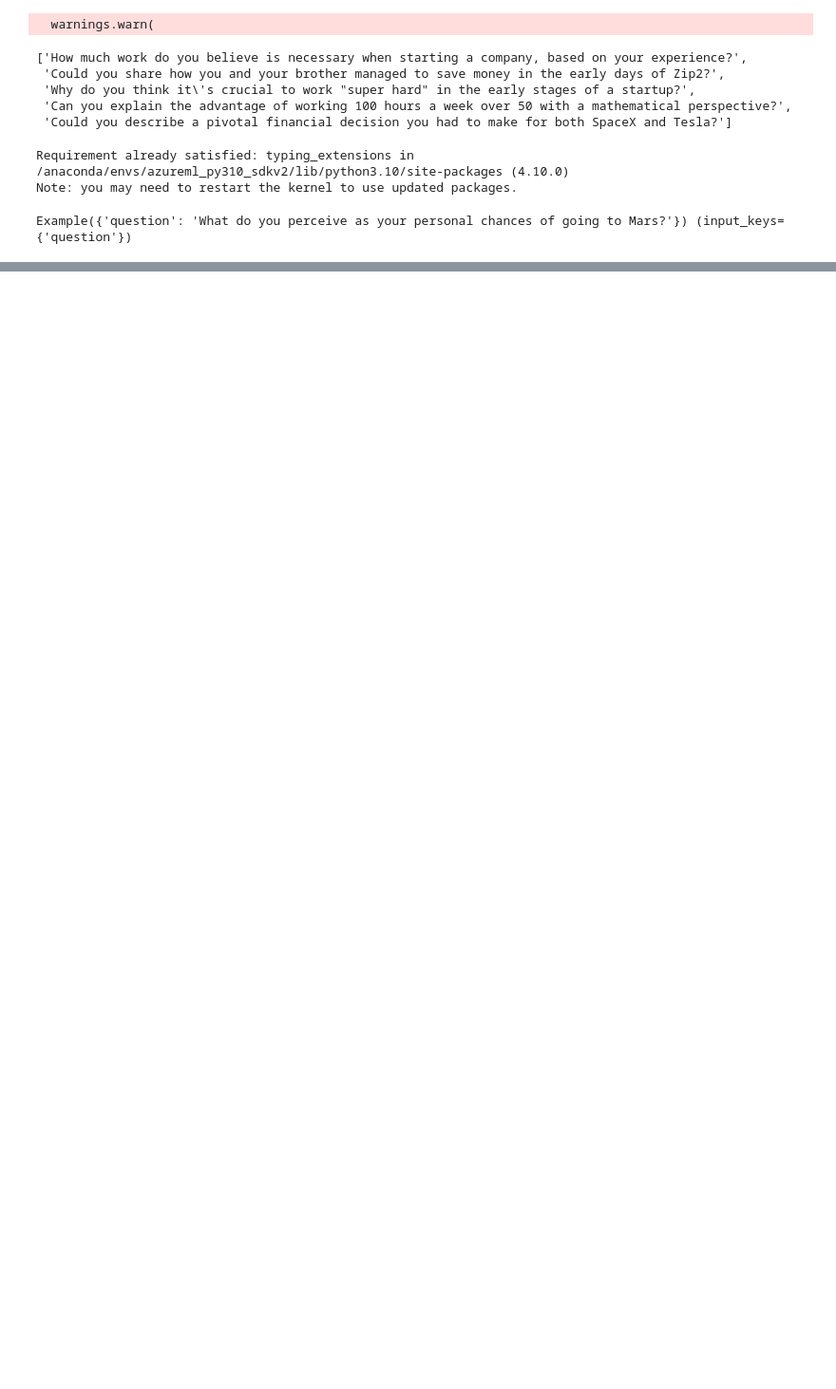
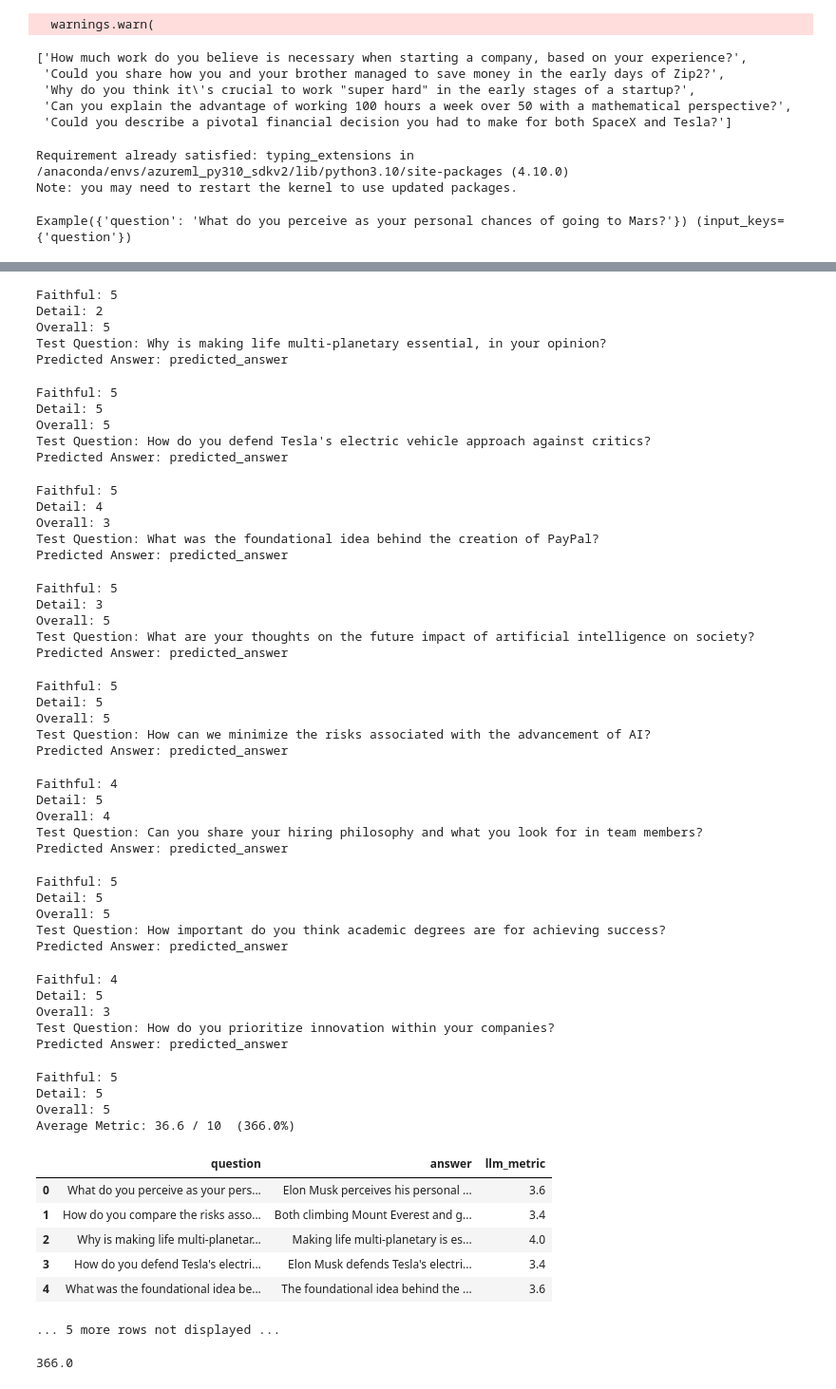
Before and after one commit to alyosha-swamy/DSPY-RAG, a Jupyter notebook: test.ipynb, the cells around one changed output, grey strips where cells are left out. Shown at 95% size. Drawn from its saved outputs; the diff is of its cells as text; code cells hidden in the pictures; blank space fills up the shorter version.

```diff
--- a/test.ipynb
+++ b/test.ipynb
@@ -120,0 +144,21 @@ AssertionError: No RM is loaded.
+# %%
+class GenerateAnswer(dspy.Signature):
+    """Answer questions based on the context."""
+
+    context = dspy.InputField(desc="may contain relevant facts")
+    question = dspy.InputField()
+    answer = dspy.OutputField()
+# %%
+class RAG(dspy.Module):
+    def __init__(self, num_passages=3):
+        super().__init__()
+        self.rerank = dspy.Predict("question, context -> reranked_context")
+        self.retrieve = dspy.Retrieve(k=num_passages)
+        self.generate_answer = dspy.ChainOfThought(GenerateAnswer)
+
+    def forward(self, question):
+        context = self.retrieve(question).passages
+        context = self.rerank(question=question, context=context).reranked_context
+        prediction = self.generate_answer(context=context, question=question)
+
+        return dspy.Prediction(answer=prediction.answer)
@@ -120,0 +238,7 @@ AssertionError: No RM is loaded.
+# %%
+from dspy.evaluate.evaluate import Evaluate
+
+evaluate = Evaluate(devset=devset, num_threads=1, display_progress=True, display_table=5)
+
+evaluate(RAG(), metric=llm_metric)
+# %% [output]
@@ -120,0 +252,52 @@ AssertionError: No RM is loaded.
+Faithful: 5
+Detail: 2
+Overall: 5
+Test Question: Why is making life multi-planetary essential, in your opinion?
+Predicted Answer: predicted_answer
+Faithful: 5
+Detail: 5
+Overall: 5
+Test Question: How do you defend Tesla's electric vehicle approach against critics?
+Predicted Answer: predicted_answer
+Faithful: 5
+Detail: 4
+Overall: 3
+Test Question: What was the foundational idea behind the creation of PayPal?
+Predicted Answer: predicted_answer
+Faithful: 5
+Detail: 3
+Overall: 5
+Test Question: What are your thoughts on the future impact of artificial intelligence on society?
+Predicted Answer: predicted_answer
+Faithful: 5
+Detail: 5
+Overall: 5
+Test Question: How can we minimize the risks associated with the advancement of AI?
+Predicted Answer: predicted_answer
+Faithful: 4
+Detail: 5
+Overall: 4
+Test Question: Can you share your hiring philosophy and what you look for in team members?
+Predicted Answer: predicted_answer
+Faithful: 5
+Detail: 5
+Overall: 5
+Test Question: How important do you think academic degrees are for achieving success?
+Predicted Answer: predicted_answer
+Faithful: 4
+Detail: 5
+Overall: 3
+Test Question: How do you prioritize innovation within your companies?
+Predicted Answer: predicted_answer
+Faithful: 5
+Detail: 5
+Overall: 5
+Average Metric: 36.6 / 10  (366.0%)
+|  | question | answer | llm_metric |
+| 0 | What do you perceive as your pers... | Elon Musk perceives his personal ... | 3.6 |
+| 1 | How do you compare the risks asso... | Both climbing Mount Everest and g... | 3.4 |
+| 2 | Why is making life multi-planetar... | Making life multi-planetary is es... | 4.0 |
+| 3 | How do you defend Tesla's electri... | Elon Musk defends Tesla's electri... | 3.4 |
+| 4 | What was the foundational idea be... | The foundational idea behind the ... | 3.6 |
+... 5 more rows not displayed ...
+366.0
```
Also changed, not shown: parts of 14 cells of this notebook, 3 other files.
